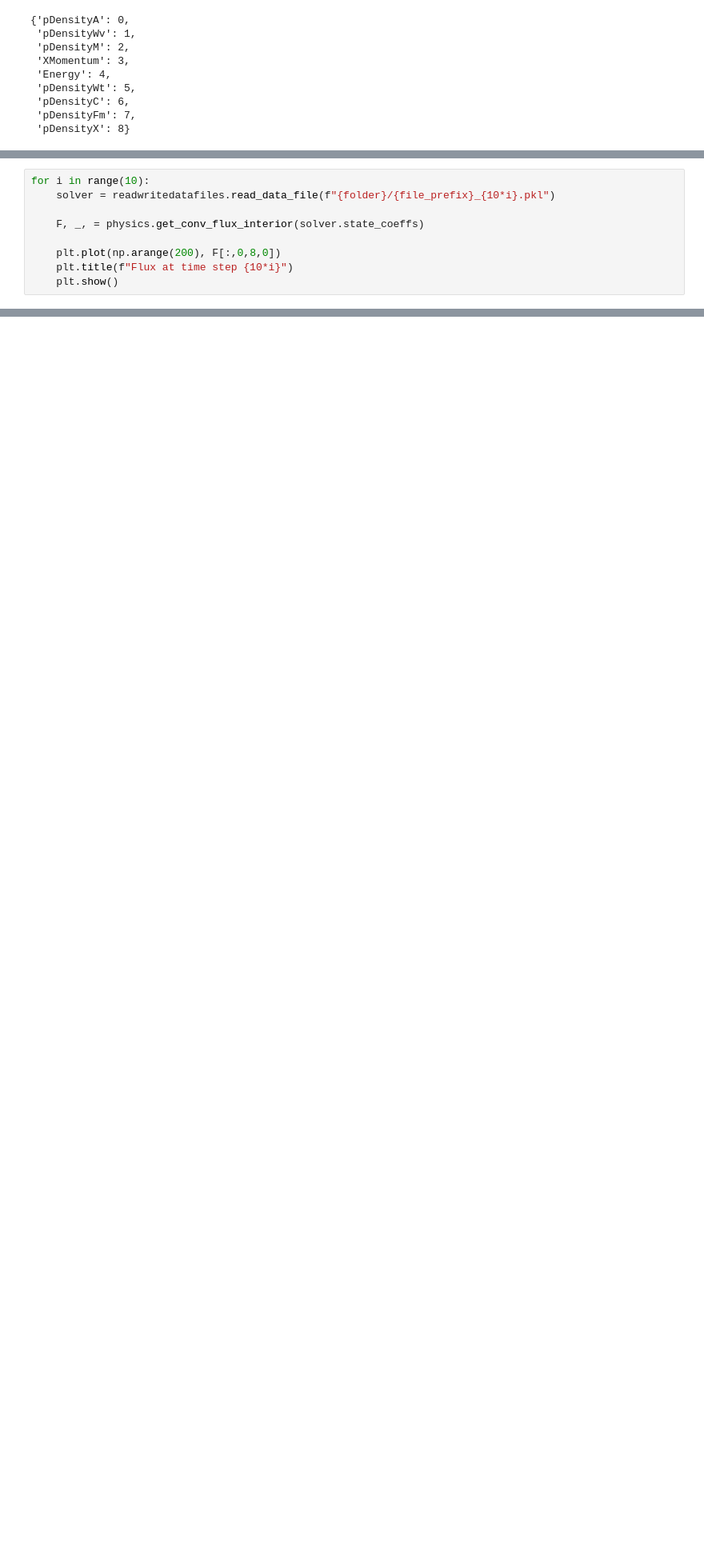
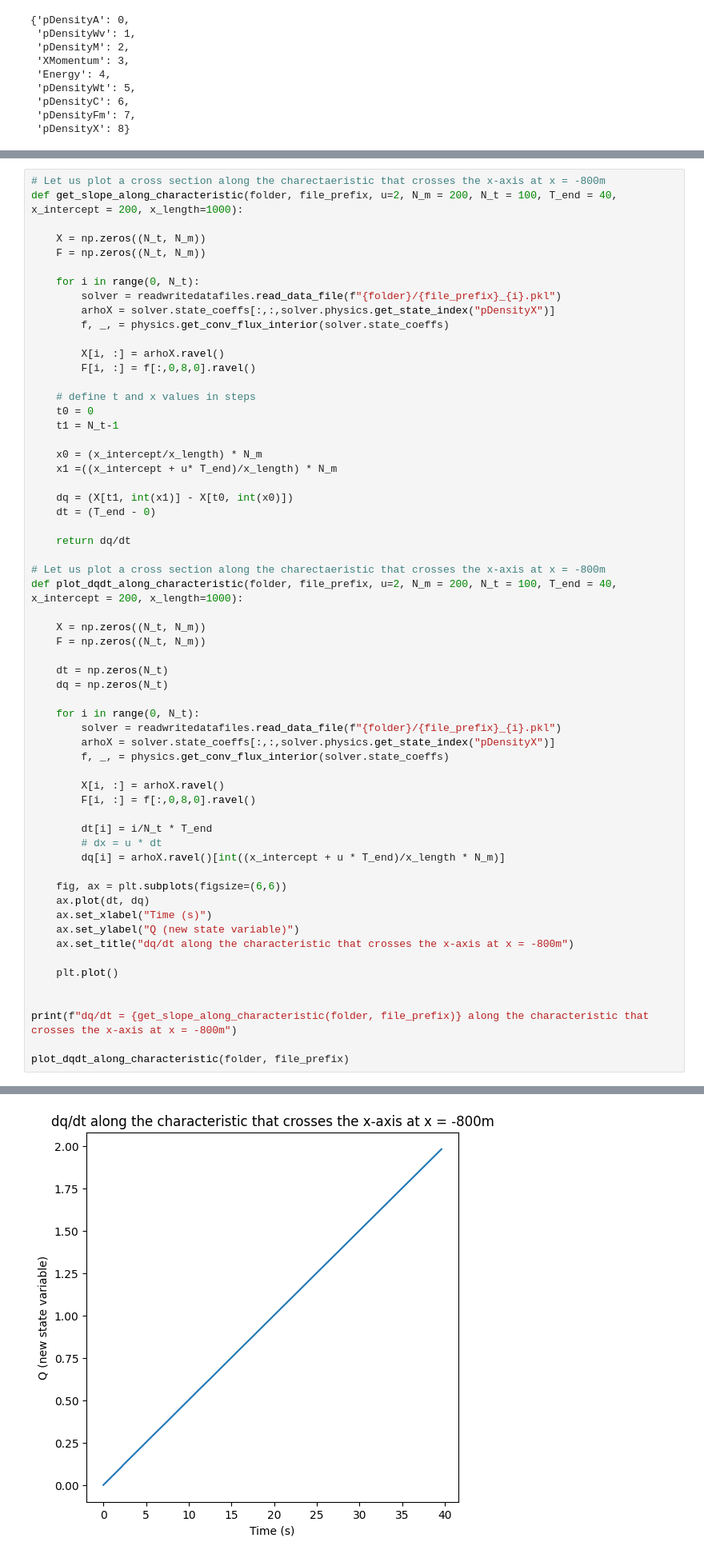
Before and after one commit to fredriclam/quail_volcano, a Jupyter notebook: scenarios/simple_1D_test/2025.2.3.experiments.ipynb, the cells around one changed output, grey strips where cells are left out. Shown at 80% size. Cells and saved outputs as stored; diff of their text form; blank space fills up the shorter version.

```diff
--- a/scenarios/simple_1D_test/2025.2.3.experiments.ipynb
+++ b/scenarios/simple_1D_test/2025.2.3.experiments.ipynb
@@ -154,9 +151,0 @@ Text(0.5, 1.0, 'New state variable (pDensityX) over time and space')
-# %%
-for i in range(10):
-    solver = readwritedatafiles.read_data_file(f"{folder}/{file_prefix}_{10*i}.pkl")
-
-    F, _, = physics.get_conv_flux_interior(solver.state_coeffs)
-
-    plt.plot(np.arange(200), F[:,0,8,0])
-    plt.title(f"Flux at time step {10*i}")
-    plt.show()
@@ -173,0 +211,61 @@ for i in range(10):
+# %%
+# Let us plot a cross section along the charectaeristic that crosses the x-axis at x = -800m
+def get_slope_along_characteristic(folder, file_prefix, u=2, N_m = 200, N_t = 100, T_end = 40, x_intercept = 200, x_length=1000):
+
+    X = np.zeros((N_t, N_m))
+    F = np.zeros((N_t, N_m))
+
+    for i in range(0, N_t):
+        solver = readwritedatafiles.read_data_file(f"{folder}/{file_prefix}_{i}.pkl")
+        arhoX = solver.state_coeffs[:,:,solver.physics.get_state_index("pDensityX")]
+        f, _, = physics.get_conv_flux_interior(solver.state_coeffs)
+
+        X[i, :] = arhoX.ravel()
+        F[i, :] = f[:,0,8,0].ravel()
+
+    # define t and x values in steps
+    t0 = 0
+    t1 = N_t-1
+
+    x0 = (x_intercept/x_length) * N_m
+    x1 =((x_intercept + u* T_end)/x_length) * N_m
+
+    dq = (X[t1, int(x1)] - X[t0, int(x0)])
+    dt = (T_end - 0)
+
+    return dq/dt
+
+# Let us plot a cross section along the charectaeristic that crosses the x-axis at x = -800m
+def plot_dqdt_along_characteristic(folder, file_prefix, u=2, N_m = 200, N_t = 100, T_end = 40, x_intercept = 200, x_length=1000):
+
+    X = np.zeros((N_t, N_m))
+    F = np.zeros((N_t, N_m))
+
+    dt = np.zeros(N_t)
+    dq = np.zeros(N_t)
+
+    for i in range(0, N_t):
+        solver = readwritedatafiles.read_data_file(f"{folder}/{file_prefix}_{i}.pkl")
+        arhoX = solver.state_coeffs[:,:,solver.physics.get_state_index("pDensityX")]
+        f, _, = physics.get_conv_flux_interior(solver.state_coeffs)
+
+        X[i, :] = arhoX.ravel()
+        F[i, :] = f[:,0,8,0].ravel()
+
+        dt[i] = i/N_t * T_end
+        # dx = u * dt
+        dq[i] = arhoX.ravel()[int((x_intercept + u * T_end)/x_length * N_m)]
+
+    fig, ax = plt.subplots(figsize=(6,6))
+    ax.plot(dt, dq)
+    ax.set_xlabel("Time (s)")
+    ax.set_ylabel("Q (new state variable)")
+    ax.set_title("dq/dt along the characteristic that crosses the x-axis at x = -800m")
+
+    plt.plot()
+
+
+print(f"dq/dt = {get_slope_along_characteristic(folder, file_prefix)} along the characteristic that crosses the x-axis at x = -800m")
+
+plot_dqdt_along_characteristic(folder, file_prefix)
+# %% [output]
@@ -173,0 +273 @@ for i in range(10):
+[figure, added]
```
Also changed, not shown: parts of 30 cells of this notebook, 2 other files.
